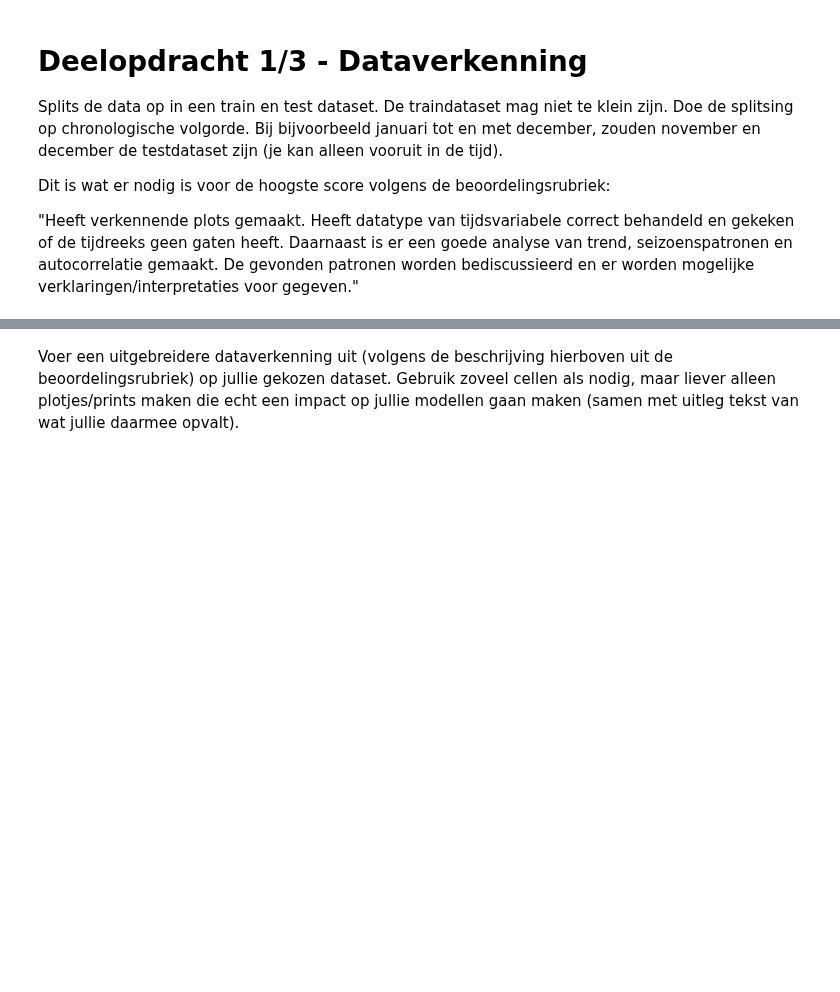
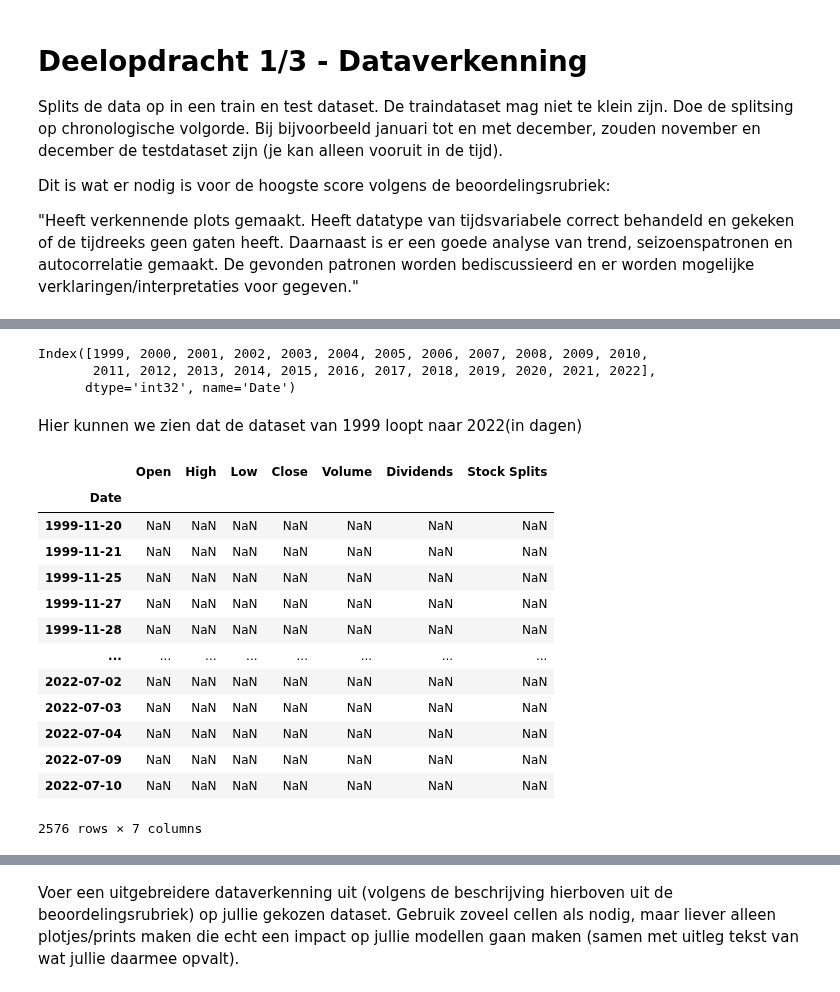
Before and after one commit to yanj27/Smart_Industry, a Jupyter notebook: Data Mining/Opdracht 4/Data Mining - Opdracht 4 (Tijdreeksen).ipynb, the cells around one changed output, grey strips where cells are left out. Drawn from its saved outputs; the diff is of its cells as text; code cells hidden in the pictures; blank space fills up the shorter version.

```diff
--- a/Data Mining/Opdracht 4/Data Mining - Opdracht 4 (Tijdreeksen).ipynb
+++ b/Data Mining/Opdracht 4/Data Mining - Opdracht 4 (Tijdreeksen).ipynb
@@ -73,0 +123,25 @@ Dit is wat er nodig is voor de hoogste score volgens de beoordelingsrubriek:
+# %%
+data.index.year.unique()
+# %% [output]
+Index([1999, 2000, 2001, 2002, 2003, 2004, 2005, 2006, 2007, 2008, 2009, 2010,
+       2011, 2012, 2013, 2014, 2015, 2016, 2017, 2018, 2019, 2020, 2021, 2022],
+      dtype='int32', name='Date')
+# %% [markdown]
+Hier kunnen we zien dat de dataset van 1999 loopt naar 2022(in dagen)
+# %%
+data.resample('1d').mean().loc[data.resample('1d').mean().isna()['High']]
+# %% [output]
+|  | Open | High | Low | Close | Volume | Dividends | Stock Splits |
+| Date |  |  |  |  |  |  |  |
+| 1999-11-20 | NaN | NaN | NaN | NaN | NaN | NaN | NaN |
+| 1999-11-21 | NaN | NaN | NaN | NaN | NaN | NaN | NaN |
+| 1999-11-25 | NaN | NaN | NaN | NaN | NaN | NaN | NaN |
+| 1999-11-27 | NaN | NaN | NaN | NaN | NaN | NaN | NaN |
+| 1999-11-28 | NaN | NaN | NaN | NaN | NaN | NaN | NaN |
+| ... | ... | ... | ... | ... | ... | ... | ... |
+| 2022-07-02 | NaN | NaN | NaN | NaN | NaN | NaN | NaN |
+| 2022-07-03 | NaN | NaN | NaN | NaN | NaN | NaN | NaN |
+| 2022-07-04 | NaN | NaN | NaN | NaN | NaN | NaN | NaN |
+| 2022-07-09 | NaN | NaN | NaN | NaN | NaN | NaN | NaN |
+| 2022-07-10 | NaN | NaN | NaN | NaN | NaN | NaN | NaN |
+2576 rows × 7 columns
```
Also changed, not shown: parts of 13 cells of this notebook.
